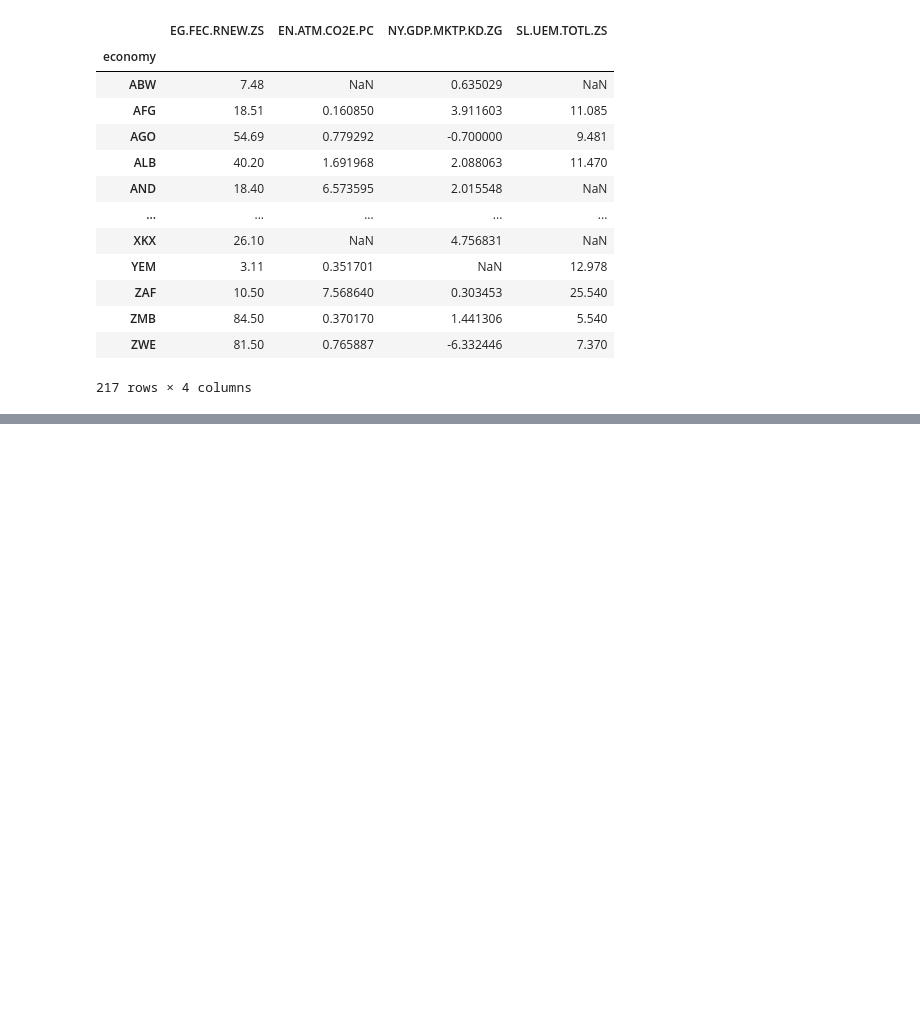
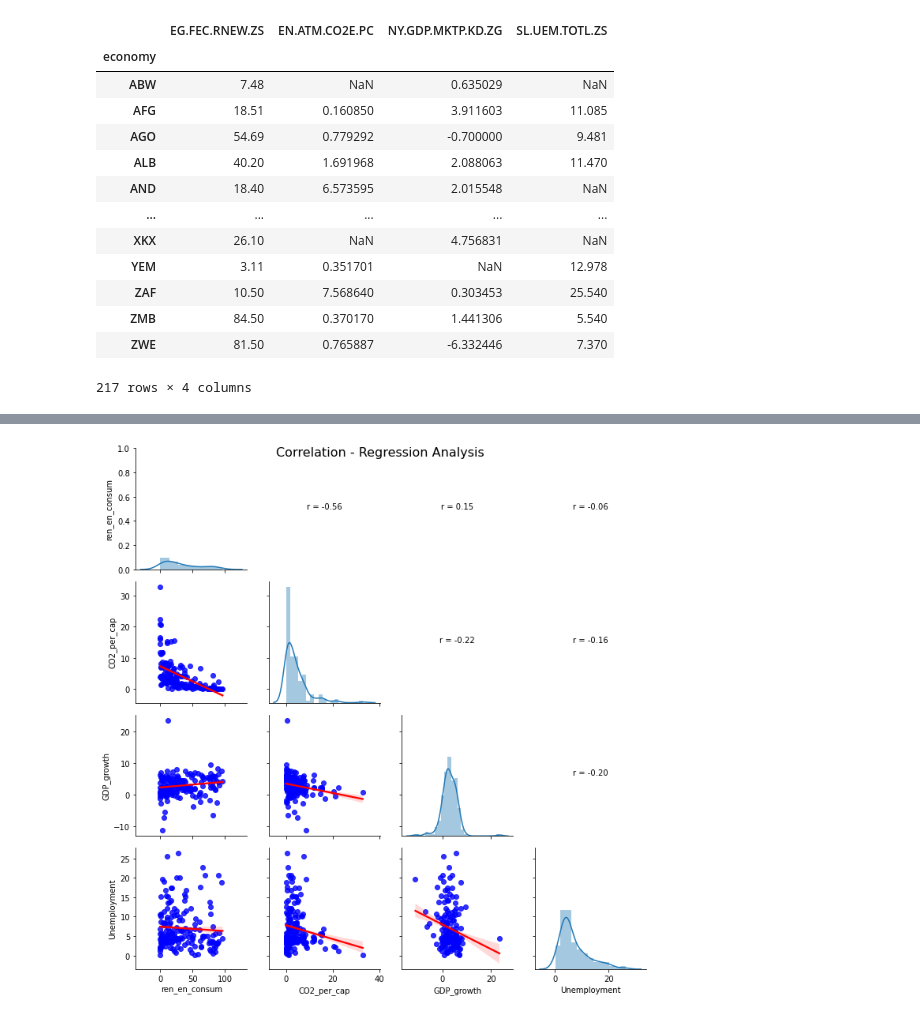
Before and after one commit to StefanRaychev/Investigating-the-Relationship-between-Green-Transition-and-Socio-Economic-Dimensions, a Jupyter notebook: green_dimensions.ipynb, the cells around one changed output, grey strips where cells are left out. Saved outputs shown, nothing was run; the diff lists cells and outputs as text; code cells hidden in the pictures; blank space fills up the shorter version.

```diff
--- a/green_dimensions.ipynb
+++ b/green_dimensions.ipynb
@@ -75,3 +77,25 @@ new_df
 | ZMB | 84.50 | 0.370170 | 1.441306 | 5.540 |
 | ZWE | 81.50 | 0.765887 | -6.332446 | 7.370 |
 173 rows × 4 columns
+# %%
+from scipy.stats import pearsonr
+def reg_coef(x, y, label=None, color=None, **kwargs):
+    ax = plt.gca()
+    r, p = pearsonr(x, y)
+    ax.annotate('r = {:.2f}'.format(r), xy=(0.5, 0.5), xycoords='axes fraction', ha='center')
+    ax.set_axis_off()
+
+def reg_plot(x, y, **kwargs):
+    color = kwargs.pop('color', 'red')
+    sns.regplot(x, y, color=color, ci=68, scatter_kws={'color': 'blue'}, line_kws={'color': color}, **kwargs)
+
+g = sns.PairGrid(new_df)
+g.map_diag(sns.distplot)
+g.map_lower(reg_plot, color='red')
+g.map_upper(reg_coef)
+
+plt.suptitle('Correlation - Regression Analysis', fontsize=16)
+
+plt.show()
+# %% [output]
+[figure, added]
```
Also changed, not shown: parts of 2 cells of this notebook.
